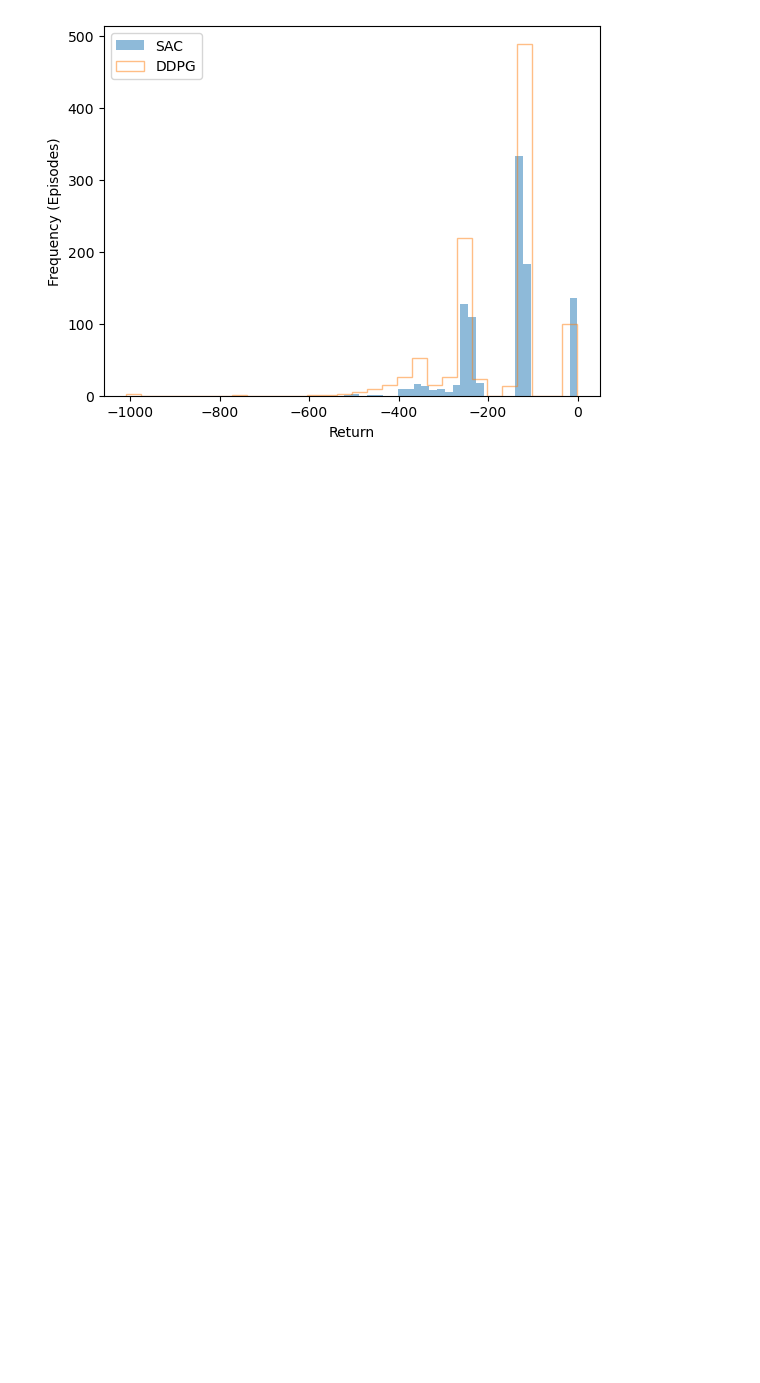
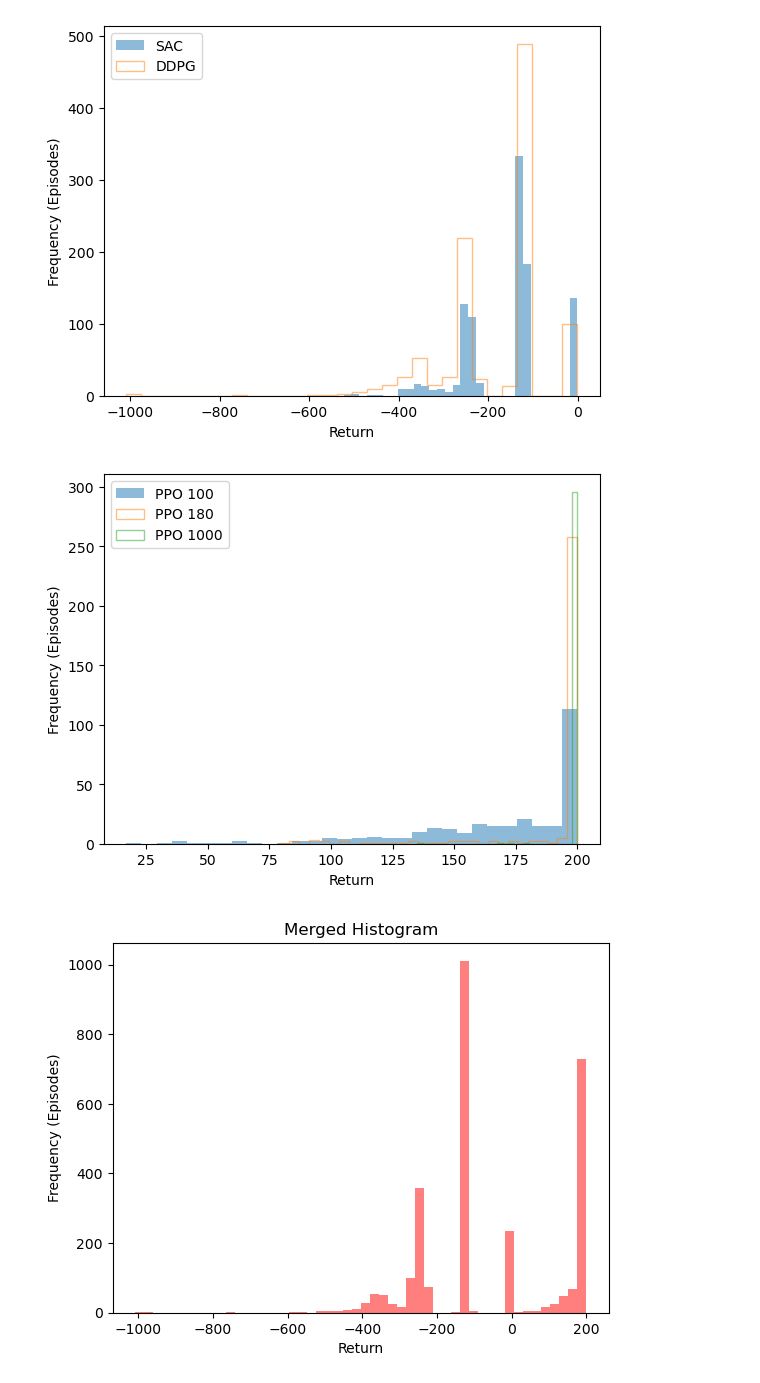
Before and after one commit to RanZhu1989/RL_PlayGround, a Jupyter notebook: Offline_RL/Make_Dataset.ipynb, the cells around one changed output. Cells and saved outputs as stored; diff of their text form; code cells hidden in the pictures; blank space fills up the shorter version.

```diff
--- a/Offline_RL/Make_Dataset.ipynb
+++ b/Offline_RL/Make_Dataset.ipynb
@@ -168,6 +196,36 @@ plt.legend()
 plt.show()
 # %% [output]
 [figure]
+# %%
+rewards_ppo1 = np.array(rewards_ppo1)
+rewards_ppo2 = np.array(rewards_ppo2)
+rewards_ppo3 = np.array(rewards_ppo3)
+
+bin_num = 30
+plt.hist(rewards_ppo1, bins=bin_num, alpha=0.5, label='PPO 100')
+plt.hist(rewards_ppo2, bins=bin_num, alpha=0.5, label='PPO 180',histtype='step')
+plt.hist(rewards_ppo3, bins=bin_num, alpha=0.5, label='PPO 1000',histtype='step')
+plt.xlabel('Return')
+plt.ylabel('Frequency (Episodes)')
+plt.legend()
+plt.show()
+
+rewards_ppo_merged = np.concatenate((rewards_sac,rewards_ddpg,rewards_ppo1,rewards_ppo2,rewards_ppo3))
+saved_obs_ppo = saved_obs_ppo1 + saved_obs_ppo2 + saved_obs_ppo3
+saved_actions_ppo = saved_actions_ppo1 + saved_actions_ppo2 + saved_actions_ppo3
+saved_rewards_ppo = saved_rewards_ppo1 + saved_rewards_ppo2 + saved_rewards_ppo3
+saved_next_obs_ppo = saved_next_obs_ppo1 + saved_next_obs_ppo2 + saved_next_obs_ppo3
+saved_dones_ppo = saved_dones_ppo1 + saved_dones_ppo2 + saved_dones_ppo3
+
+bin_num = 50
+plt.hist(rewards_ppo_merged, bins=bin_num, alpha=0.5,color='r')
+plt.xlabel('Return')
+plt.ylabel('Frequency (Episodes)')
+plt.title('Merged Histogram')
+plt.show()
+# %% [output]
+[figure, added]
+[figure, added]
 # %%
 def sample_rewards_indices(rewards, good_ratio, average_ratio, bad_ratio, total_samples, good_percentile=80, bad_percentile=20):
     good_threshold = np.percentile(rewards, good_percentile)
```
Also changed, not shown: parts of 12 cells of this notebook, 29 other files.
